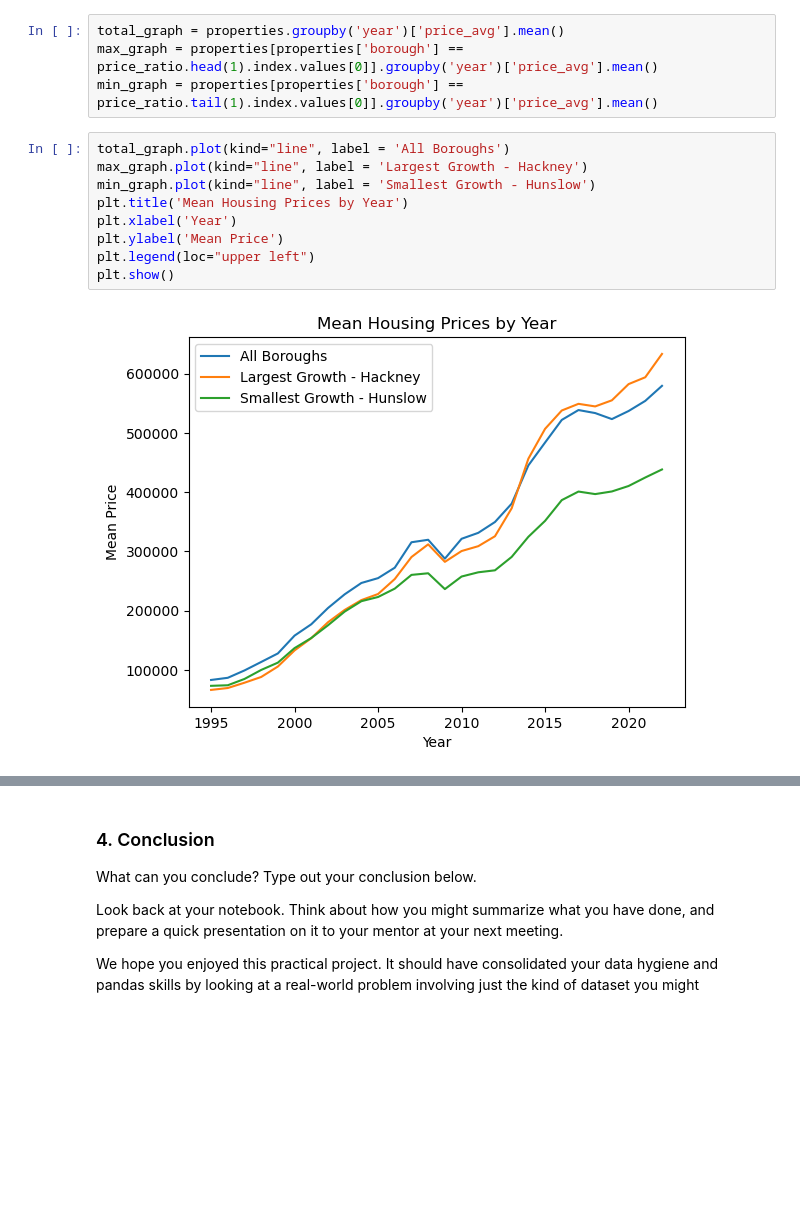
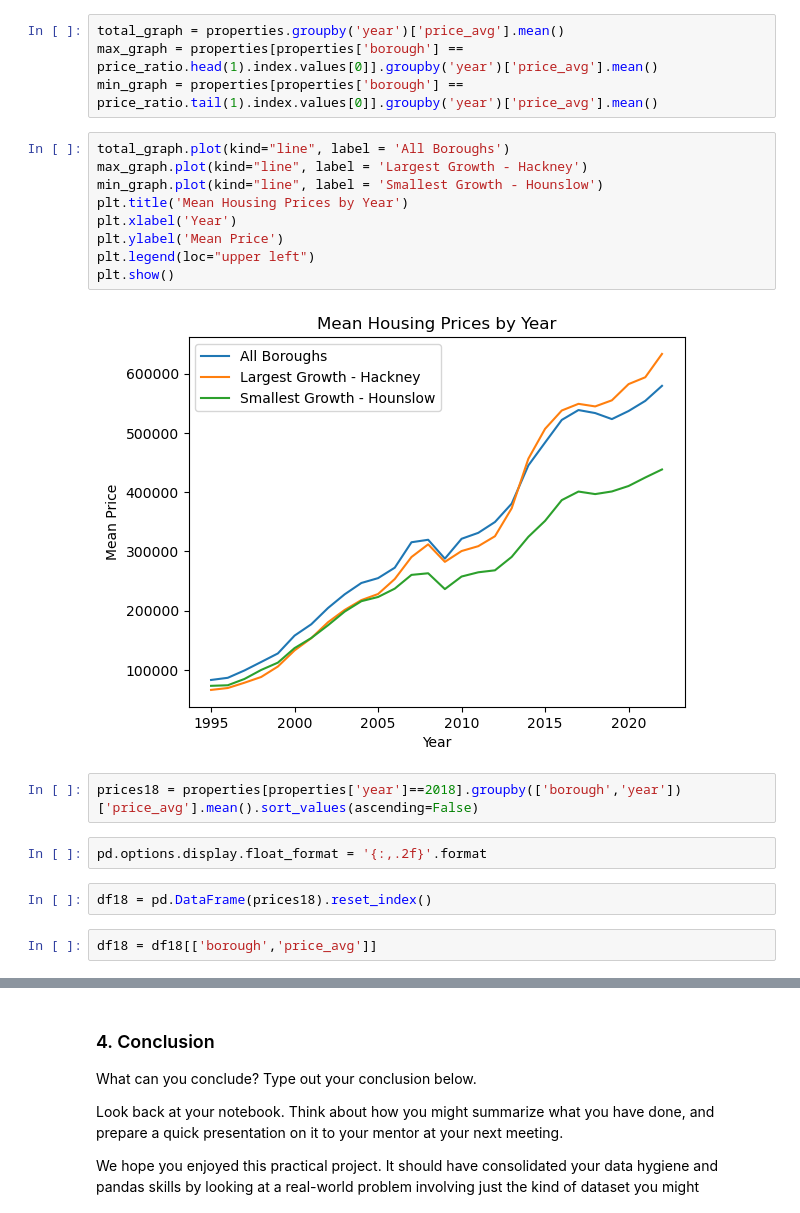
Before and after one commit to BrettlyCD/london-housing, a Jupyter notebook: london_housing.ipynb, the cells around one changed output, grey strips where cells are left out. Saved outputs shown, nothing was run; the diff lists cells and outputs as text; blank space fills up the shorter version.

```diff
--- a/london_housing.ipynb
+++ b/london_housing.ipynb
@@ -395,11 +394,19 @@ min_graph = properties[properties['borough'] == price_ratio.tail(1).index.values
 # %%
 total_graph.plot(kind="line", label = 'All Boroughs')
 max_graph.plot(kind="line", label = 'Largest Growth - Hackney')
-min_graph.plot(kind="line", label = 'Smallest Growth - Hunslow')
+min_graph.plot(kind="line", label = 'Smallest Growth - Hounslow')
 plt.title('Mean Housing Prices by Year')
 plt.xlabel('Year')
 plt.ylabel('Mean Price')
 plt.legend(loc="upper left")
 plt.show()
 # %% [output]
-[figure, old version]
+[figure, new version]
+# %%
+prices18 = properties[properties['year']==2018].groupby(['borough','year'])['price_avg'].mean().sort_values(ascending=False)
+# %%
+pd.options.display.float_format = '{:,.2f}'.format
+# %%
+df18 = pd.DataFrame(prices18).reset_index()
+# %%
+df18 = df18[['borough','price_avg']]
```
Also changed, not shown: parts of 7 cells of this notebook.
